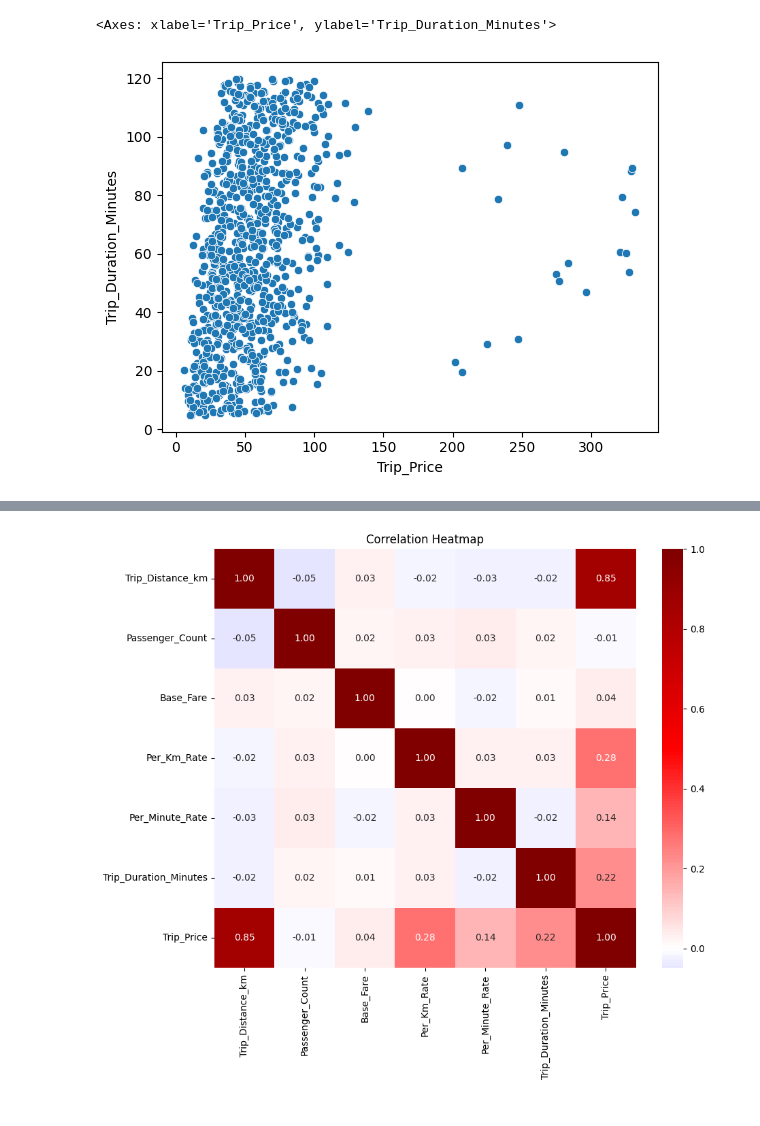
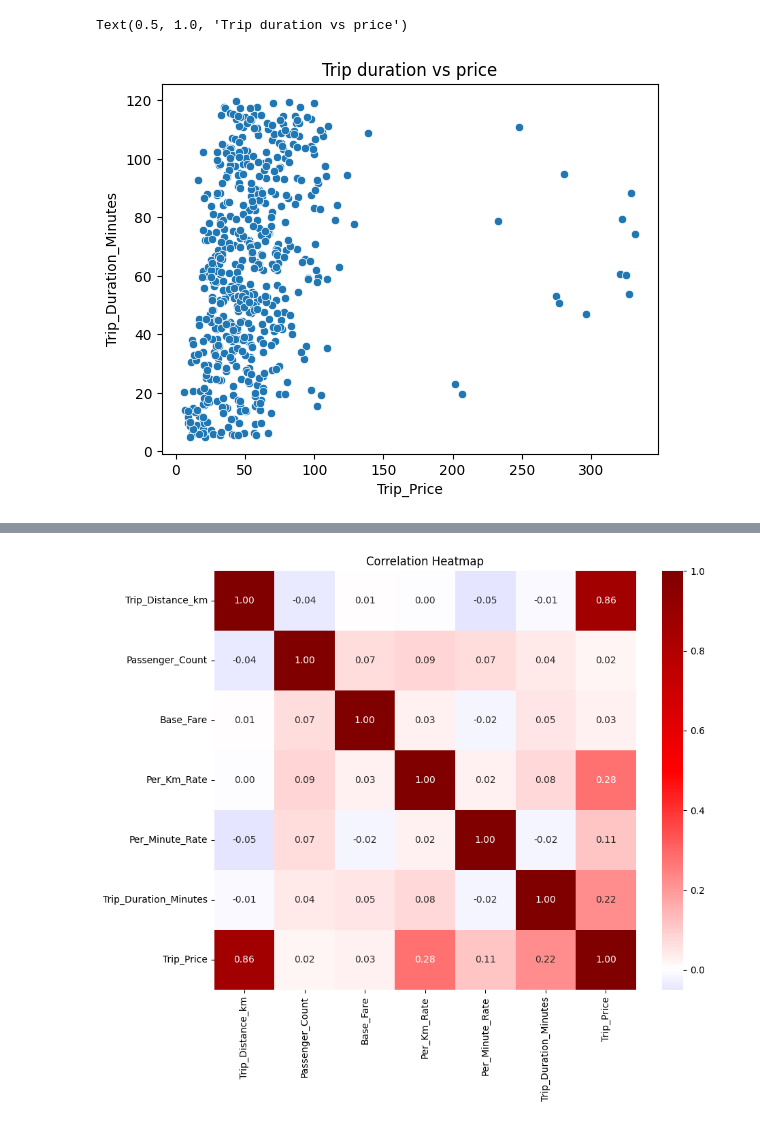
Before and after one commit to Josefin3647/taxi_prediction_fullstack_josefin, a Jupyter notebook: src/taxipred/model_development/eda.ipynb, the cells around one changed output, grey strips where cells are left out. Drawn from its saved outputs; the diff is of its cells as text; code cells hidden in the pictures.

```diff
--- a/src/taxipred/model_development/eda.ipynb
+++ b/src/taxipred/model_development/eda.ipynb
@@ -18,0 +64,4 @@ df.head()
+# %%
+df = df.dropna(subset=df.columns.difference(["Trip_Price"]))
+
+df.isna().sum()
@@ -76,4 +112,0 @@ Name: count, dtype: int64
-# %%
-df[cat_cols] = df[cat_cols].fillna("Unknown")
-
-df[cat_cols].isna().sum()
@@ -119,9 +125,10 @@ sns.boxplot(
 # %%
 sns.scatterplot(
     data=df,
     x="Trip_Price",
     y="Trip_Duration_Minutes"
 )
+plt.title("Trip duration vs price")
 # %% [output]
-<Axes: xlabel='Trip_Price', ylabel='Trip_Duration_Minutes'>
+Text(0.5, 1.0, 'Trip duration vs price')
-[figure, old version]
+[figure, new version]
```
Also changed, not shown: parts of 32 cells of this notebook, 3 other files.
